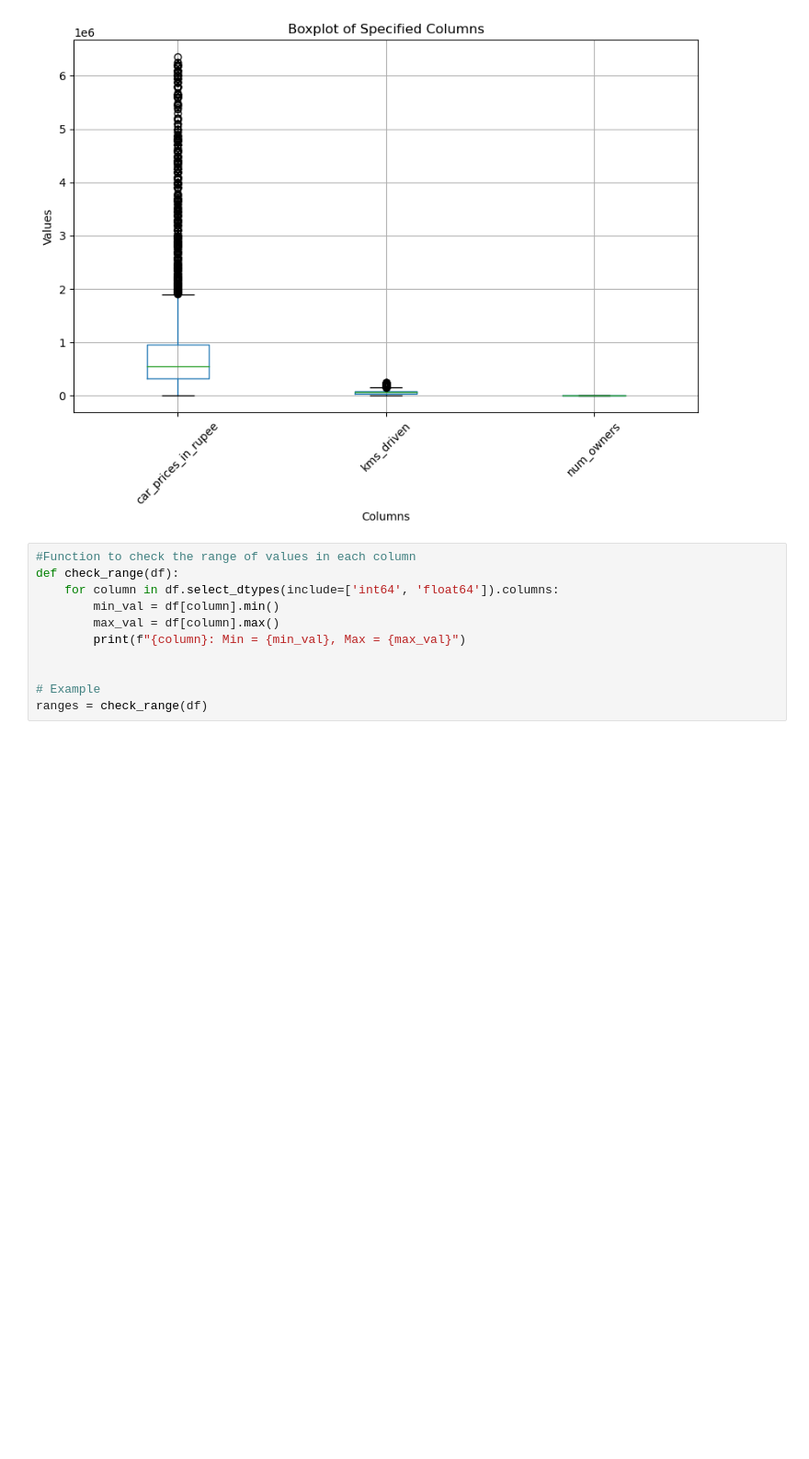
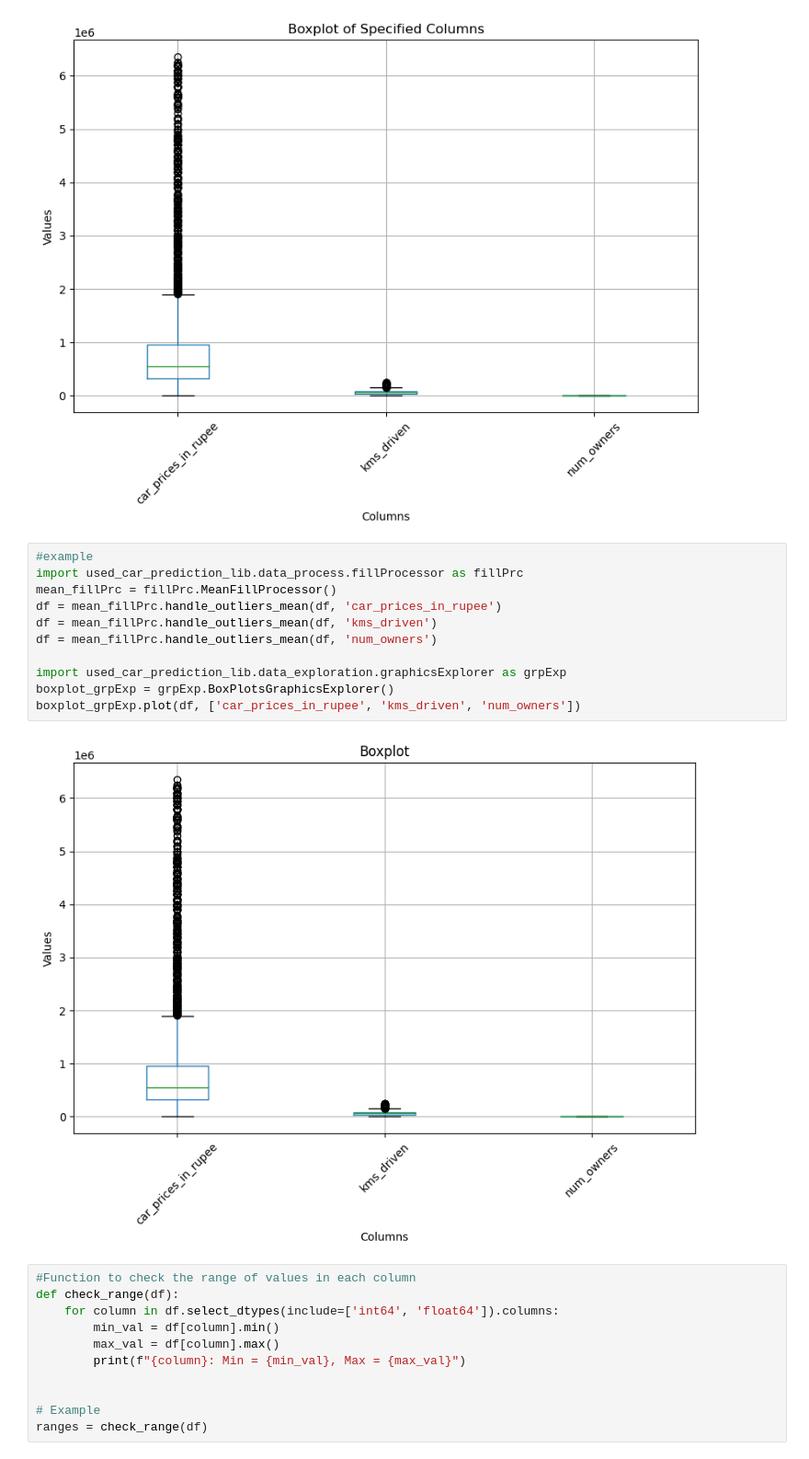
Before and after one commit to monbiote/India_Used_Car_Price_Predictor, a Jupyter notebook: Refactory Computing_Final.ipynb, the cells around one changed output. Shown at 92% size. Drawn from its saved outputs; the diff is of its cells as text; blank space fills up the shorter version.

```diff
--- a/Refactory Computing_Final.ipynb
+++ b/Refactory Computing_Final.ipynb
@@ -695,6 +748,19 @@ df = handle_outliers_mean(df, 'num_owners')
 create_boxplots(df, ['car_prices_in_rupee', 'kms_driven', 'num_owners'])
 # %% [output]
 [figure]
+# %%
+#example
+import used_car_prediction_lib.data_process.fillProcessor as fillPrc
+mean_fillPrc = fillPrc.MeanFillProcessor()
+df = mean_fillPrc.handle_outliers_mean(df, 'car_prices_in_rupee')
+df = mean_fillPrc.handle_outliers_mean(df, 'kms_driven')
+df = mean_fillPrc.handle_outliers_mean(df, 'num_owners')
+
+import used_car_prediction_lib.data_exploration.graphicsExplorer as grpExp
+boxplot_grpExp = grpExp.BoxPlotsGraphicsExplorer()
+boxplot_grpExp.plot(df, ['car_prices_in_rupee', 'kms_driven', 'num_owners'])
+# %% [output]
+[figure, added]
 # %%
 #Function to check the range of values in each column
 def check_range(df):
```
Also changed, not shown: parts of 26 cells of this notebook, 10 other files.
